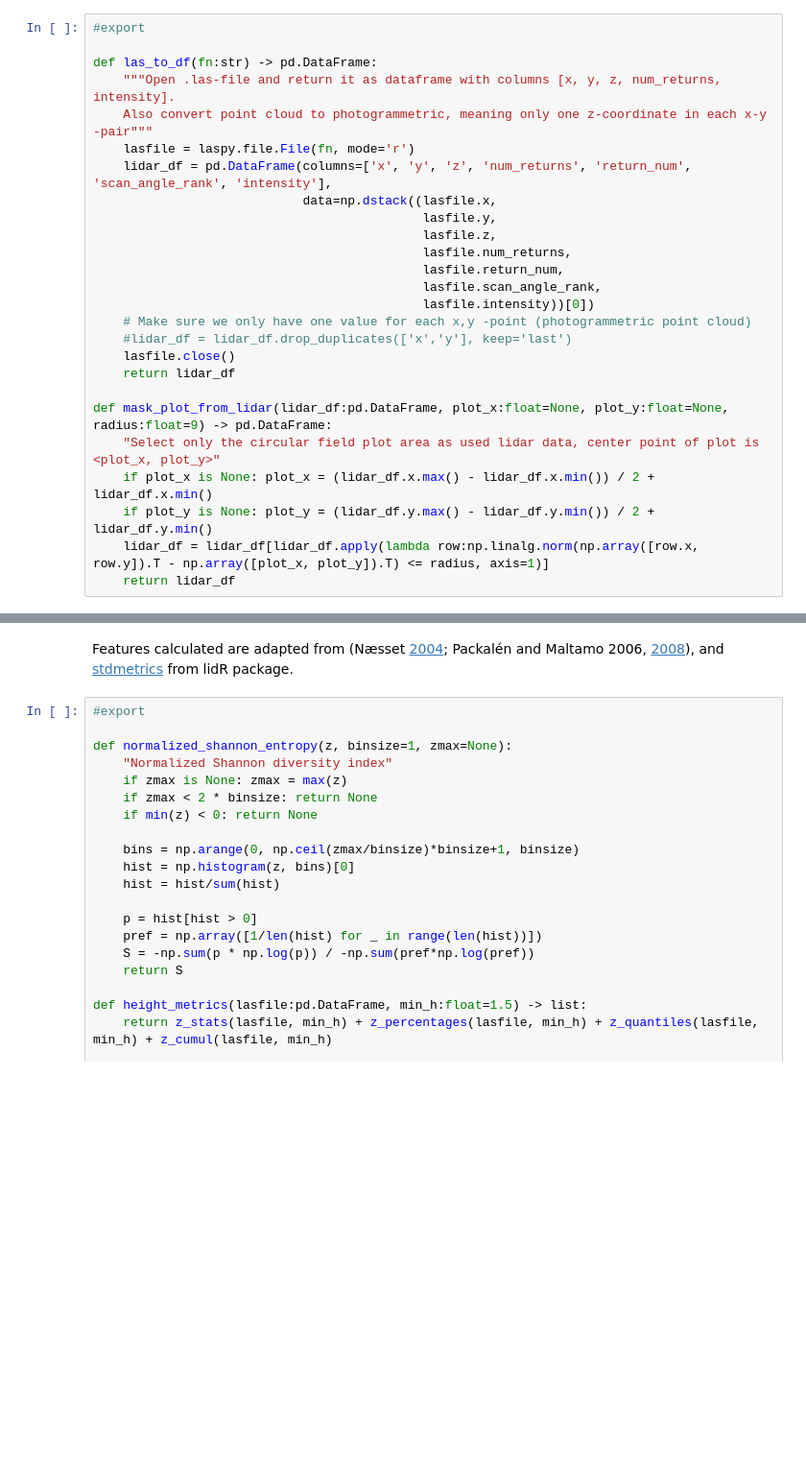
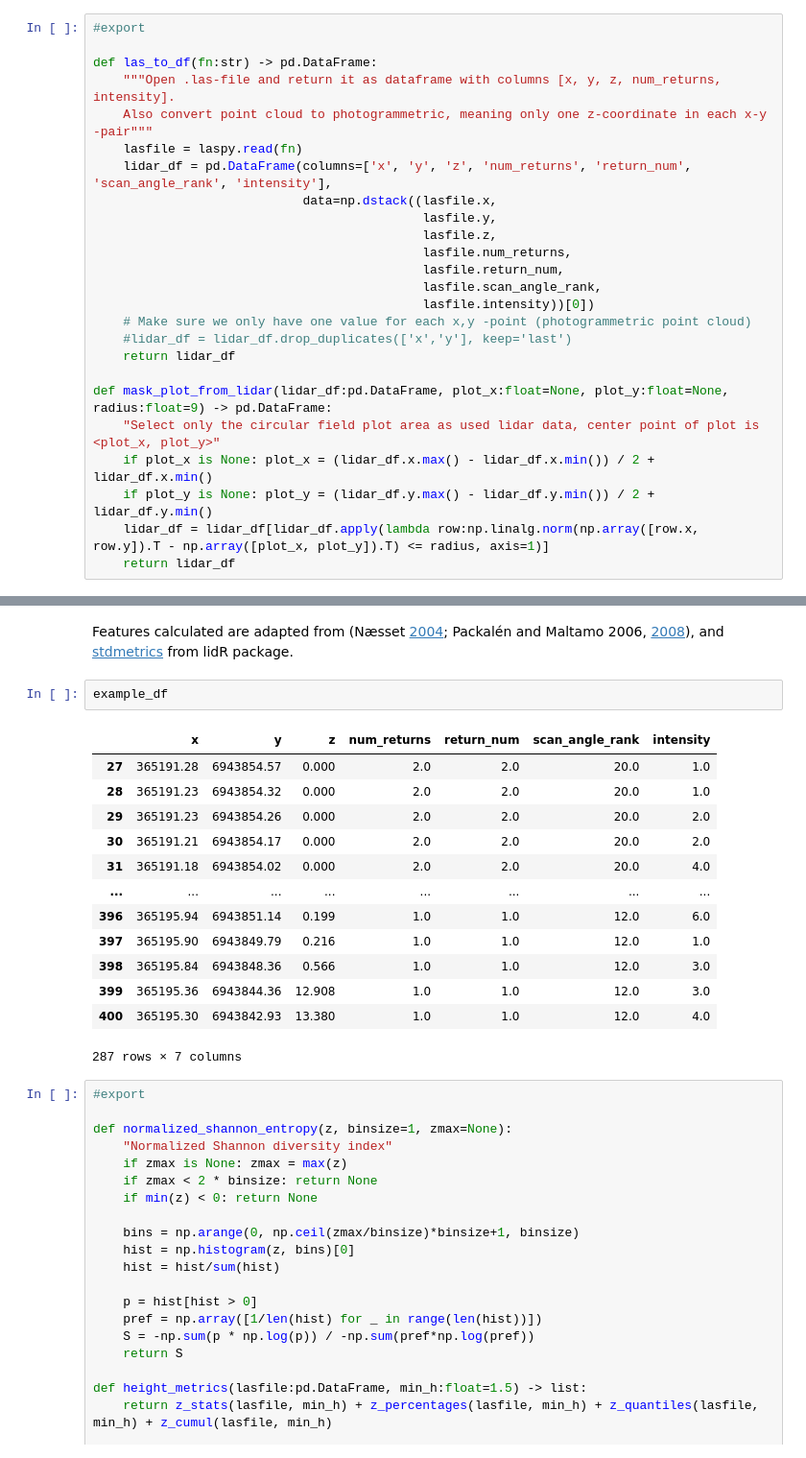
Before and after one commit to mayrajeo/enveco, a Jupyter notebook: nbs/01_data.las.ipynb, the cells around one changed output, grey strips where cells are left out. Shown at 96% size. Drawn from its saved outputs; the diff is of its cells as text; blank space fills up the shorter version.

Commit message:
migrate to laspy 2.0

```diff
--- a/nbs/01_data.las.ipynb
+++ b/nbs/01_data.las.ipynb
@@ -132,7 +138,7 @@ Opening and calculating field plot -specific features from a point cloud file.
 def las_to_df(fn:str) -> pd.DataFrame:
     """Open .las-file and return it as dataframe with columns [x, y, z, num_returns, intensity].
     Also convert point cloud to photogrammetric, meaning only one z-coordinate in each x-y -pair"""
-    lasfile = laspy.file.File(fn, mode='r')
+    lasfile = laspy.read(fn)
     lidar_df = pd.DataFrame(columns=['x', 'y', 'z', 'num_returns', 'return_num', 'scan_angle_rank', 'intensity'],
                             data=np.dstack((lasfile.x,
                                             lasfile.y,
@@ -143,7 +149,6 @@ def las_to_df(fn:str) -> pd.DataFrame:
                                             lasfile.intensity))[0])
     # Make sure we only have one value for each x,y -point (photogrammetric point cloud)
     #lidar_df = lidar_df.drop_duplicates(['x','y'], keep='last')
-    lasfile.close()
     return lidar_df
 
 def mask_plot_from_lidar(lidar_df:pd.DataFrame, plot_x:float=None, plot_y:float=None, radius:float=9) -> pd.DataFrame:
@@ -170,6 +175,22 @@ print(example_df.shape)
 (287, 7)
 # %% [markdown]
 Features calculated are adapted from (Næsset [2004](http://dx.doi.org/10.1080/02827580310019257); Packalén and Maltamo 2006, [2008](http://dx.doi.org/10.1139/X08-037)), and [stdmetrics](https://github.com/Jean-Romain/lidR/wiki/stdmetrics) from lidR package.
+# %%
+example_df
+# %% [output]
+|  | x | y | z | num_returns | return_num | scan_angle_rank | intensity |
+| 27 | 365191.28 | 6943854.57 | 0.000 | 2.0 | 2.0 | 20.0 | 1.0 |
+| 28 | 365191.23 | 6943854.32 | 0.000 | 2.0 | 2.0 | 20.0 | 1.0 |
+| 29 | 365191.23 | 6943854.26 | 0.000 | 2.0 | 2.0 | 20.0 | 2.0 |
+| 30 | 365191.21 | 6943854.17 | 0.000 | 2.0 | 2.0 | 20.0 | 2.0 |
+| 31 | 365191.18 | 6943854.02 | 0.000 | 2.0 | 2.0 | 20.0 | 4.0 |
+| ... | ... | ... | ... | ... | ... | ... | ... |
+| 396 | 365195.94 | 6943851.14 | 0.199 | 1.0 | 1.0 | 12.0 | 6.0 |
+| 397 | 365195.90 | 6943849.79 | 0.216 | 1.0 | 1.0 | 12.0 | 1.0 |
+| 398 | 365195.84 | 6943848.36 | 0.566 | 1.0 | 1.0 | 12.0 | 3.0 |
+| 399 | 365195.36 | 6943844.36 | 12.908 | 1.0 | 1.0 | 12.0 | 3.0 |
+| 400 | 365195.30 | 6943842.93 | 13.380 | 1.0 | 1.0 | 12.0 | 4.0 |
+287 rows × 7 columns
 # %%
 #export
 
```
Also changed, not shown: parts of 6 cells of this notebook.
